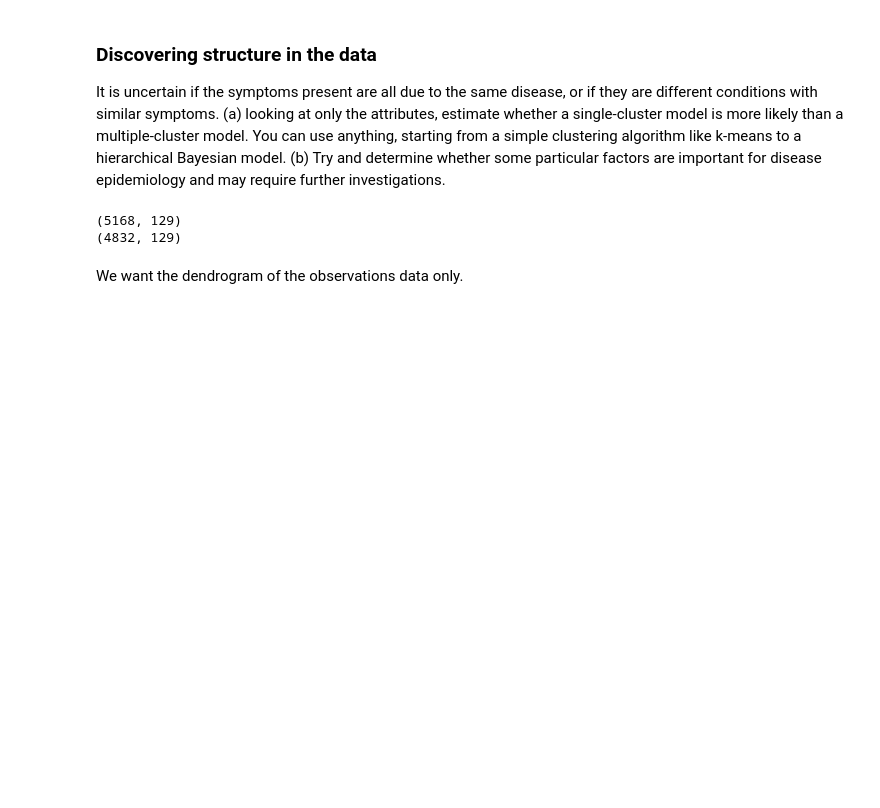
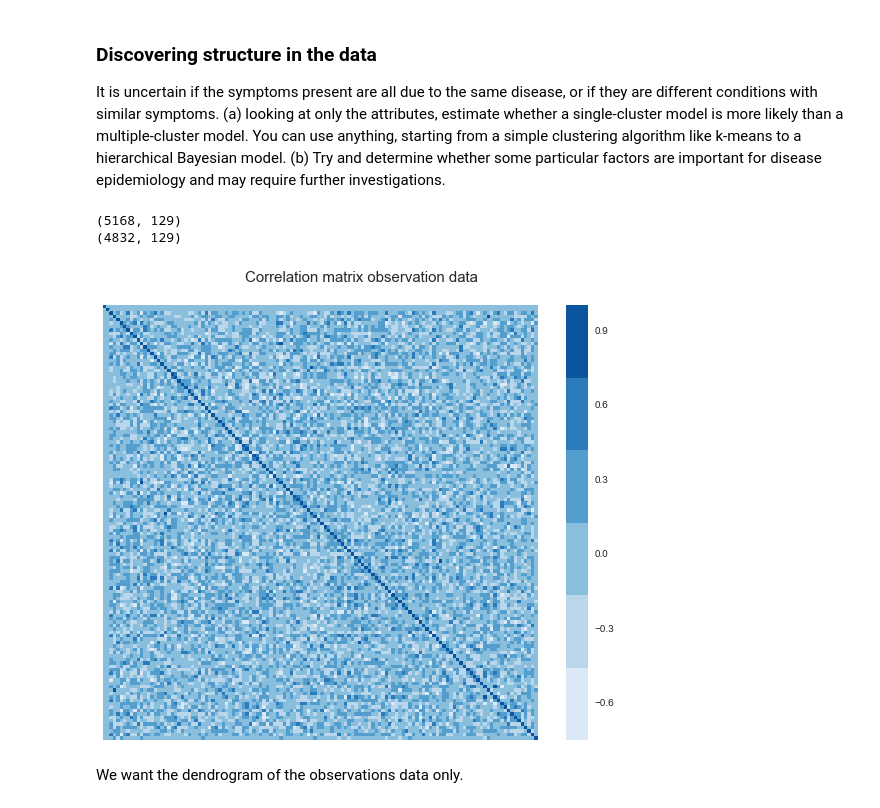
Before and after one commit to bjornite/IN-STK9000, a Jupyter notebook: Project_2/Project2-final.ipynb, the cells around one changed output. Saved outputs shown, nothing was run; the diff lists cells and outputs as text; code cells hidden in the pictures; blank space fills up the shorter version.

```diff
--- a/Project_2/Project2-final.ipynb
+++ b/Project_2/Project2-final.ipynb
@@ -36,6 +36,17 @@ print(symptoms_false.shape)
 # %% [output]
 (5168, 129)
 (4832, 129)
+# %%
+obs = pd.DataFrame(observations)
+corr = obs.corr()
+
+f, ax = plt.subplots(figsize=(10, 8))
+sns.heatmap(corr, mask=np.zeros_like(corr, dtype=np.bool), cmap = sns.color_palette('Blues'), #cmap=sns.diverging_palette(220, 10, as_cmap=True),
+            square=True, ax=ax, xticklabels = False, yticklabels = False)
+plt.suptitle('Correlation matrix observation data', fontsize=15, y=0.94)
+f.savefig('./Images/correlation_matrix.png')
+# %% [output]
+[figure, added]
 # %% [markdown]
 We want the dendrogram of the observations data only.
 # %%
```
Also changed, not shown: 6 other files.
